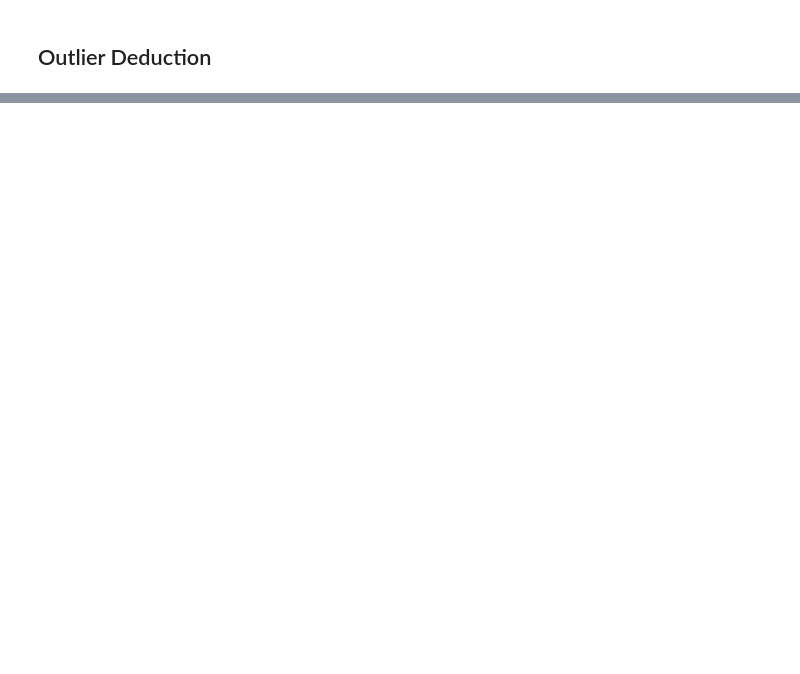
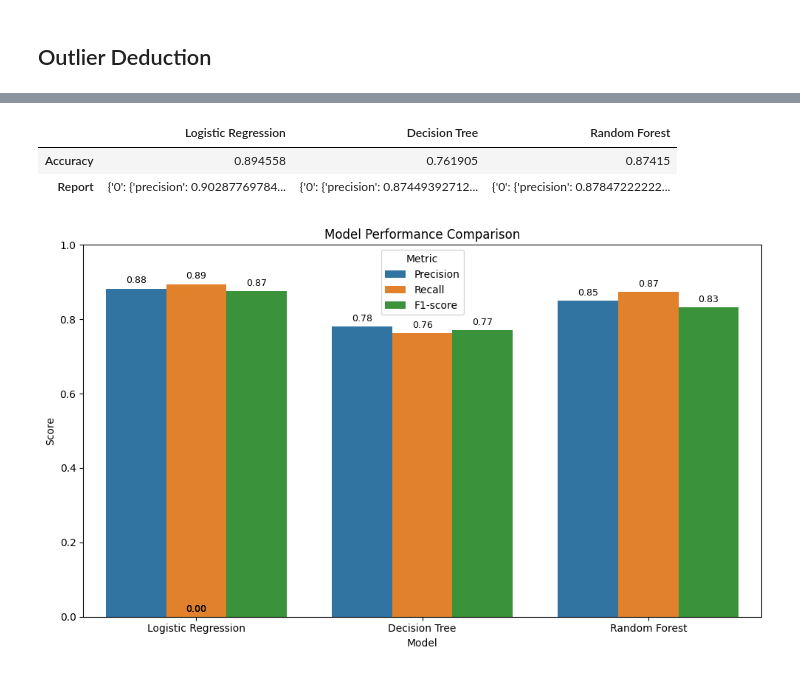
Before and after one commit to Mahendran180923/employee_attrition, a Jupyter notebook: Employee_Attrition.ipynb, the cells around one changed output, grey strips where cells are left out. Saved outputs shown, nothing was run; the diff lists cells and outputs as text; code cells hidden in the pictures; blank space fills up the shorter version.

```diff
--- a/Employee_Attrition.ipynb
+++ b/Employee_Attrition.ipynb
@@ -406,0 +443,9 @@ TypeError: Could not convert string 'YesNoYesNoNoNoNoNoNoNoNoNoNoNoYesNoNoNoNoNo
+# %%
+from sklearn.linear_model import LogisticRegression
+from sklearn.tree import DecisionTreeClassifier
+from sklearn.ensemble import RandomForestClassifier
+
+# Train Classifers
+log_reg_model = LogisticRegression(max_iter=1000).fit(x_train, y_train)
+d_tree_model = DecisionTreeClassifier(random_state=42).fit(x_train, y_train)
+rand_forest_model = RandomForestClassifier(n_estimators=100, random_state=42).fit(x_train, y_train)
@@ -406,0 +462,5 @@ TypeError: Could not convert string 'YesNoYesNoNoNoNoNoNoNoNoNoNoNoYesNoNoNoNoNo
+# %%
+# Model Predictions
+log_reg_prediction = log_reg_model.predict(x_test)
+d_tree_prediction = d_tree_model.predict(x_test)
+rand_forest_prediction = rand_forest_model.predict(x_test)
@@ -406,0 +503,56 @@ TypeError: Could not convert string 'YesNoYesNoNoNoNoNoNoNoNoNoNoNoYesNoNoNoNoNo
+# %%
+new_df = pd.DataFrame(results)
+new_df
+# %% [output]
+|  | Logistic Regression | Decision Tree | Random Forest |
+| Accuracy | 0.894558 | 0.761905 | 0.87415 |
+| Report | {'0': {'precision': 0.90287769784... | {'0': {'precision': 0.87449392712... | {'0': {'precision': 0.87847222222... |
+# %%
+import matplotlib.pyplot as plt
+import seaborn as sns
+from sklearn.metrics import classification_report
+
+# Generate classification reports
+report_log = classification_report(y_test, log_reg_prediction, output_dict=True)
+report_tree = classification_report(y_test, d_tree_prediction, output_dict=True)
+report_rf = classification_report(y_test, rand_forest_prediction, output_dict=True)
+
+# Collect data for 'weighted avg' (overall metrics)
+metrics = ['precision', 'recall', 'f1-score']
+models = ['Logistic Regression', 'Decision Tree', 'Random Forest']
+
+data = {
+    'Model': [],
+    'Metric': [],
+    'Score': []
+}
+
+for model_name, report in zip(models, [report_log, report_tree, report_rf]):
+    for metric in metrics:
+        data['Model'].append(model_name)
+        data['Metric'].append(metric.capitalize())
+        data['Score'].append(report['weighted avg'][metric])
+
+# Create DataFrame
+df_metrics = pd.DataFrame(data)
+
+# Plotting with data labels
+plt.figure(figsize=(10, 6))
+ax = sns.barplot(data=df_metrics, x='Model', y='Score', hue='Metric')
+plt.title('Model Performance Comparison')
+plt.ylim(0, 1)
+plt.ylabel('Score')
+plt.xlabel('Model')
+plt.legend(title='Metric')
+
+# Add data labels
+for p in ax.patches:
+    ax.annotate(f"{p.get_height():.2f}",
+                (p.get_x() + p.get_width() / 2., p.get_height()),
+                ha='center', va='bottom', fontsize=9, color='black', xytext=(0, 3),
+                textcoords='offset points')
+
+plt.tight_layout()
+plt.show()
+# %% [output]
+[figure, added]
```
Also changed, not shown: parts of 12 cells of this notebook.
